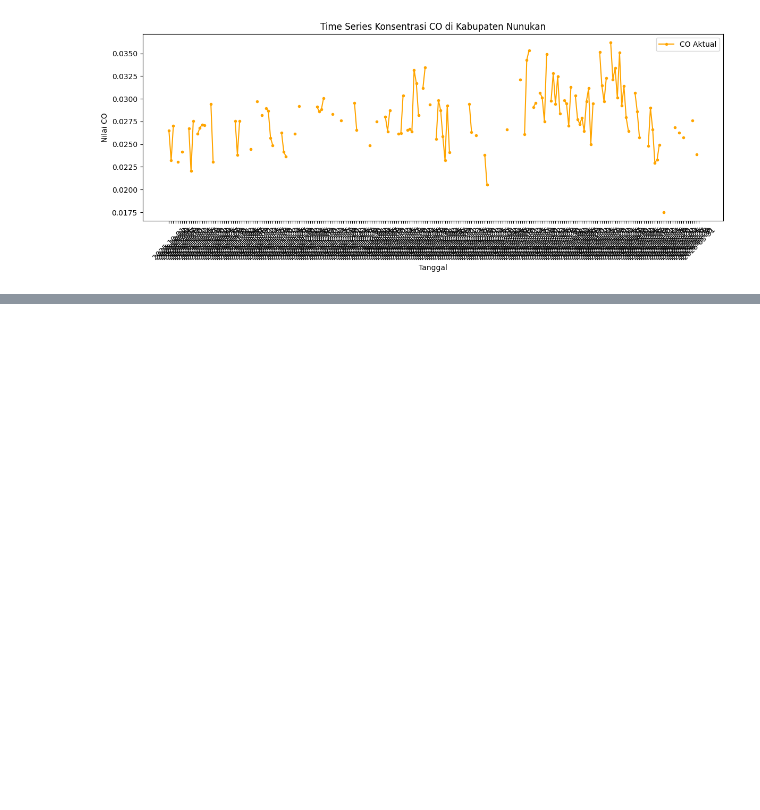
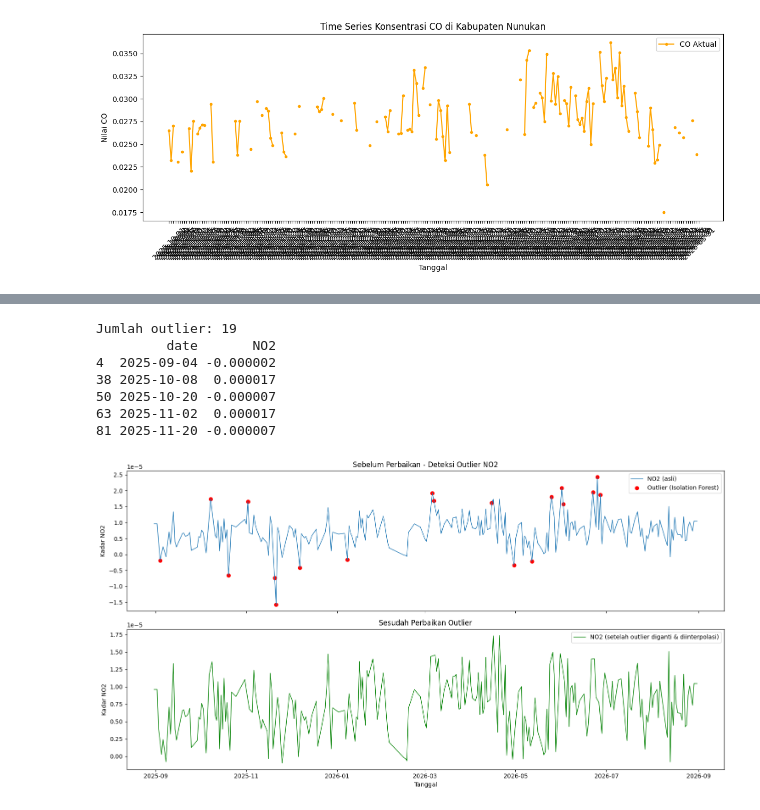
Before and after one commit to AinurRaftuzzaki/PSD, a Jupyter notebook: _build/jupyter_execute/terserah.ipynb, the cells around one changed output, grey strips where cells are left out. Saved outputs shown, nothing was run; the diff lists cells and outputs as text; code cells hidden in the pictures; blank space fills up the shorter version.

```diff
--- a/_build/jupyter_execute/terserah.ipynb
+++ b/_build/jupyter_execute/terserah.ipynb
@@ -719,0 +771,58 @@ ModuleNotFoundError: No module named 'tsfel'
+# %%
+import pandas as pd
+import numpy as np
+import matplotlib.pyplot as plt
+from sklearn.ensemble import IsolationForest
+
+# 1. Load data
+df = pd.read_csv("NO2_Nunukan_Timeseries_imputed.csv")
+df_clean = df.dropna(subset=['NO2']).copy()
+
+df_clean['date'] = pd.to_datetime(df_clean['date'])
+df_clean = df_clean.sort_values('date').reset_index(drop=True)
+
+# 2. Deteksi outlier dengan Isolation Forest
+model = IsolationForest(contamination=0.05, random_state=42)
+pred = model.fit_predict(df_clean[['NO2']])
+df_clean['anomaly'] = pred  # -1 = outlier, 1 = normal
+
+outliers_if = df_clean[df_clean['anomaly'] == -1]
+print("Jumlah outlier:", len(outliers_if))
+print(outliers_if[['date', 'NO2']].head())
+
+# 3. PERBAIKAN OUTLIER: ganti nilai outlier jadi NaN, lalu interpolasi
+df_fixed = df_clean.copy()
+df_fixed.loc[df_fixed['anomaly'] == -1, 'NO2'] = np.nan
+df_fixed['NO2'] = df_fixed['NO2'].interpolate(method='linear').ffill().bfill()
+
+# 4. Visualisasi sebelum vs sesudah
+fig, axes = plt.subplots(2, 1, figsize=(15, 8), sharex=True)
+
+axes[0].plot(df_clean['date'], df_clean['NO2'], label="NO2 (asli)", linewidth=1)
+axes[0].scatter(outliers_if['date'], outliers_if['NO2'],
+                 color='red', marker='o', label="Outlier (Isolation Forest)")
+axes[0].set_title("Sebelum Perbaikan - Deteksi Outlier NO2")
+axes[0].set_ylabel("Kadar NO2")
+axes[0].legend()
+
+axes[1].plot(df_fixed['date'], df_fixed['NO2'], color='green', linewidth=1,
+             label="NO2 (setelah outlier diganti & diinterpolasi)")
+axes[1].set_title("Sesudah Perbaikan Outlier")
+axes[1].set_xlabel("Tanggal")
+axes[1].set_ylabel("Kadar NO2")
+axes[1].legend()
+
+plt.tight_layout()
+plt.show()
+
+# 5. Simpan hasil
+df_fixed[['date', 'NO2']].to_csv("NO2_Nunukan_Timeseries_fixed.csv", index=False)
+# %% [output]
+Jumlah outlier: 19
+         date       NO2
+4  2025-09-04 -0.000002
+38 2025-10-08  0.000017
+50 2025-10-20 -0.000007
+63 2025-11-02  0.000017
+81 2025-11-20 -0.000007
+[figure, added]
```
Also changed, not shown: parts of 23 cells of this notebook, 37 other files.
